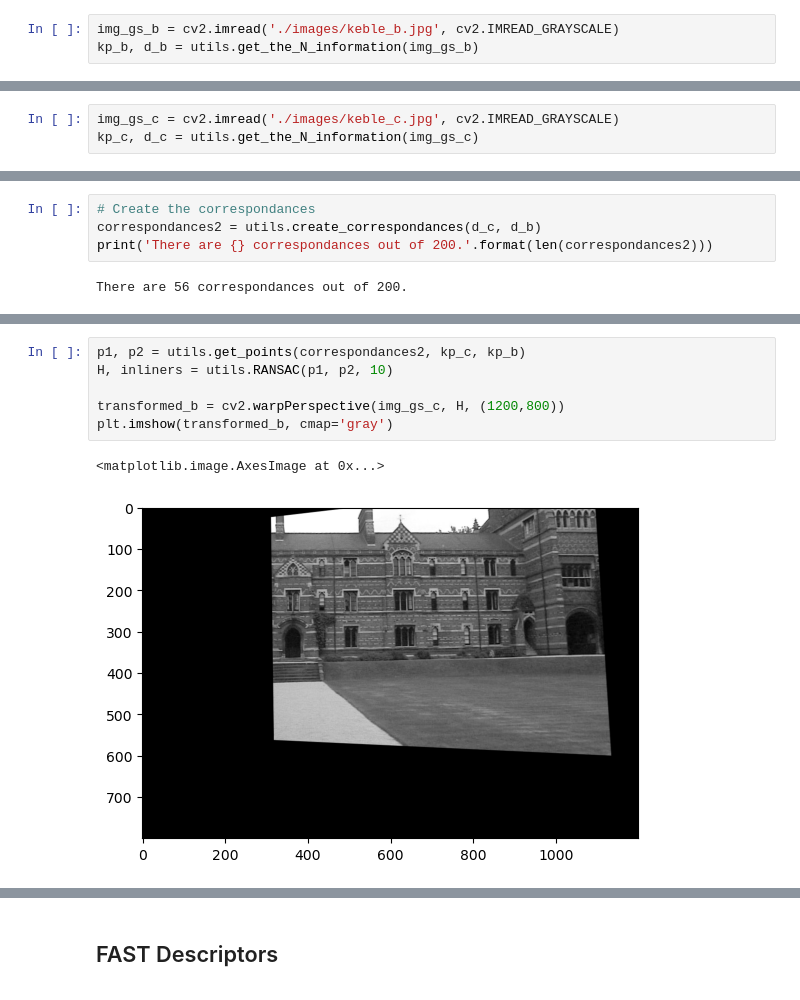
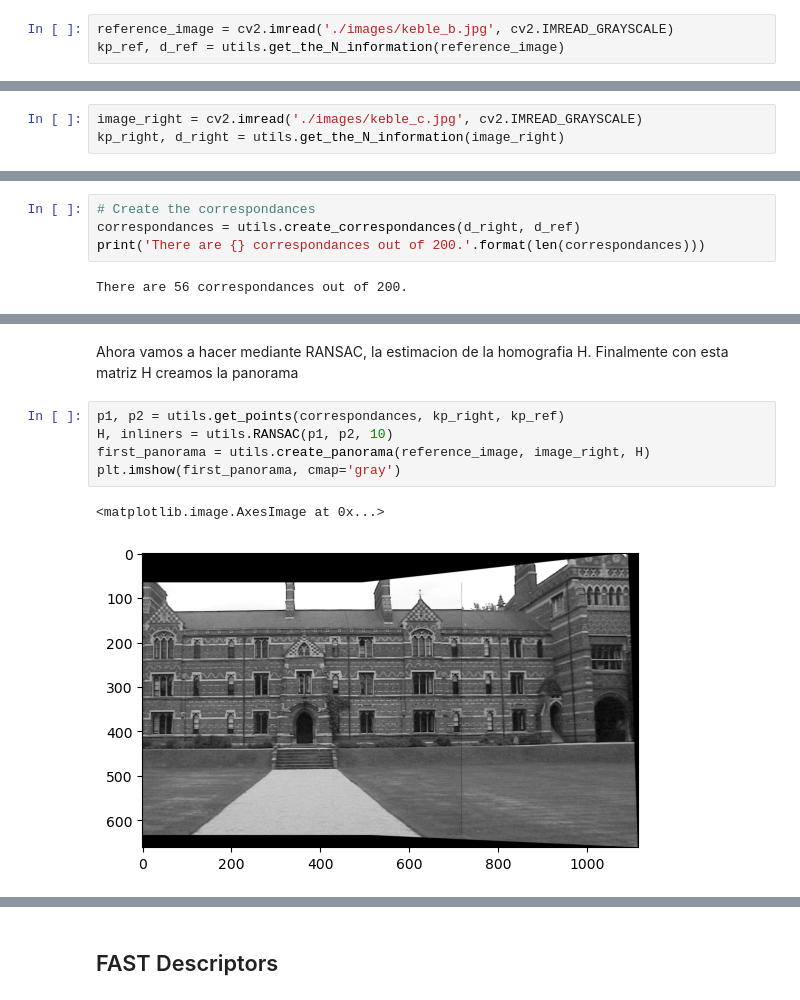
Before and after one commit to pabloagustinpace/public-projects, a Jupyter notebook: computer vision/image stiching/mosaicing.ipynb, the cells around one changed output, grey strips where cells are left out. Drawn from its saved outputs; the diff is of its cells as text.

Commit message:
first panoramic imagen

```diff
--- a/computer vision/image stiching/mosaicing.ipynb
+++ b/computer vision/image stiching/mosaicing.ipynb
@@ -9,6 +11,6 @@ import matplotlib.pyplot as plt
 # %%
-img_gs_b = cv2.imread('./images/keble_b.jpg', cv2.IMREAD_GRAYSCALE)
-kp_b, d_b = utils.get_the_N_information(img_gs_b)
+reference_image = cv2.imread('./images/keble_b.jpg', cv2.IMREAD_GRAYSCALE)
+kp_ref, d_ref = utils.get_the_N_information(reference_image)
 # %% [output]
 The number of keypoints with sift is 4187
 [figure]
@@ -15,6 +19,6 @@ The number of keypoints with sift is 4187
 # %%
-img_gs_c = cv2.imread('./images/keble_c.jpg', cv2.IMREAD_GRAYSCALE)
-kp_c, d_c = utils.get_the_N_information(img_gs_c)
+image_right = cv2.imread('./images/keble_c.jpg', cv2.IMREAD_GRAYSCALE)
+kp_right, d_right = utils.get_the_N_information(image_right)
 # %% [output]
 The number of keypoints with sift is 4014
 [figure]
@@ -21,6 +27,6 @@ The number of keypoints with sift is 4014
 # %%
 # Create the correspondances
-correspondances2 = utils.create_correspondances(d_c, d_b)
-print('There are {} correspondances out of 200.'.format(len(correspondances2)))
+correspondances = utils.create_correspondances(d_right, d_ref)
+print('There are {} correspondances out of 200.'.format(len(correspondances)))
 # %% [output]
 There are 56 correspondances out of 200.
@@ -33,10 +41,11 @@ plt.imshow(matches2),plt.show()
 (<matplotlib.image.AxesImage at 0x...>, None)
+# %% [markdown]
+Ahora vamos a hacer mediante RANSAC, la estimacion de la homografia H. Finalmente con esta matriz H creamos la panorama
 # %%
-p1, p2 = utils.get_points(correspondances2, kp_c, kp_b)
+p1, p2 = utils.get_points(correspondances, kp_right, kp_ref)
 H, inliners = utils.RANSAC(p1, p2, 10)
-
-transformed_b = cv2.warpPerspective(img_gs_c, H, (1200,800))
-plt.imshow(transformed_b, cmap='gray')
+first_panorama = utils.create_panorama(reference_image, image_right, H)
+plt.imshow(first_panorama, cmap='gray')
 # %% [output]
 <matplotlib.image.AxesImage at 0x...>
-[figure, old version]
+[figure, new version]
```
Also changed, not shown: parts of 16 cells of this notebook, 1 other file.
